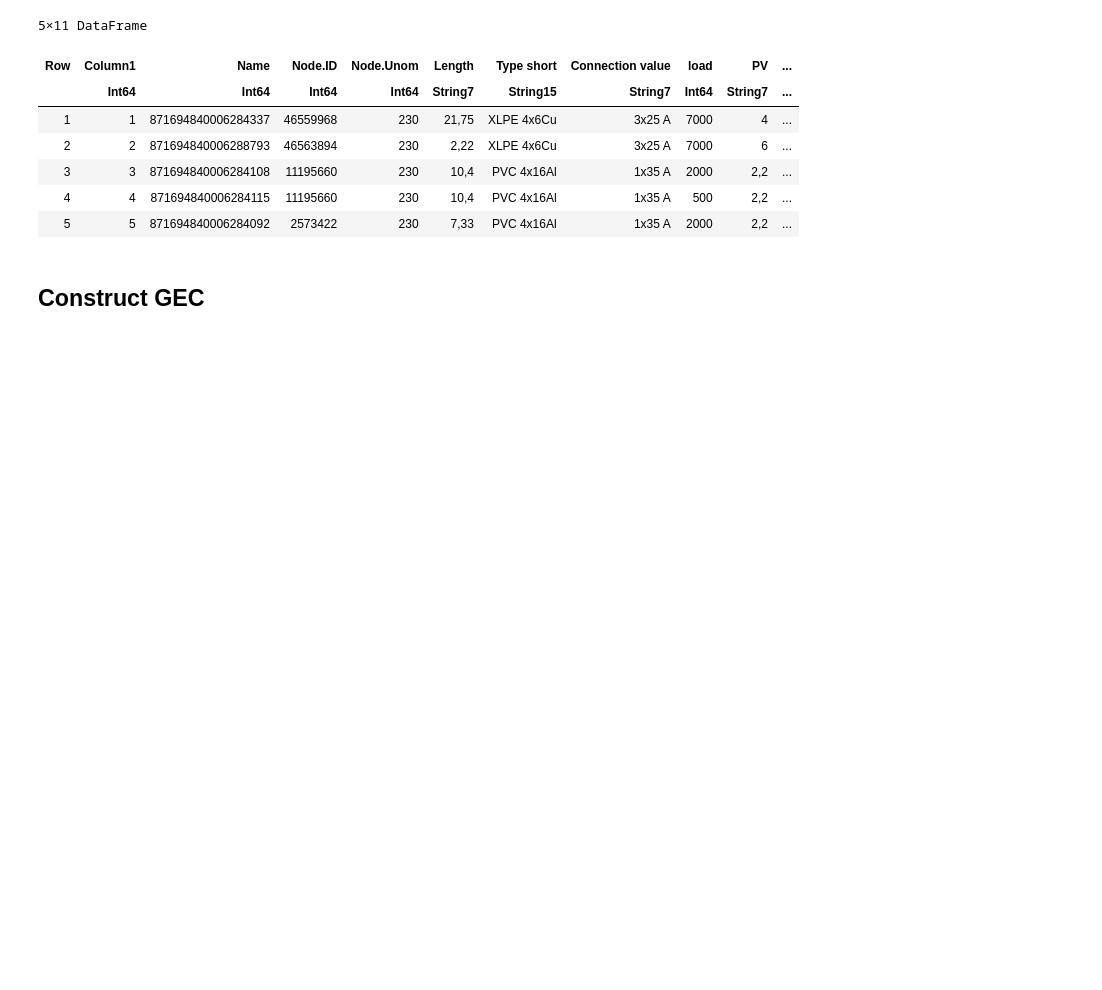
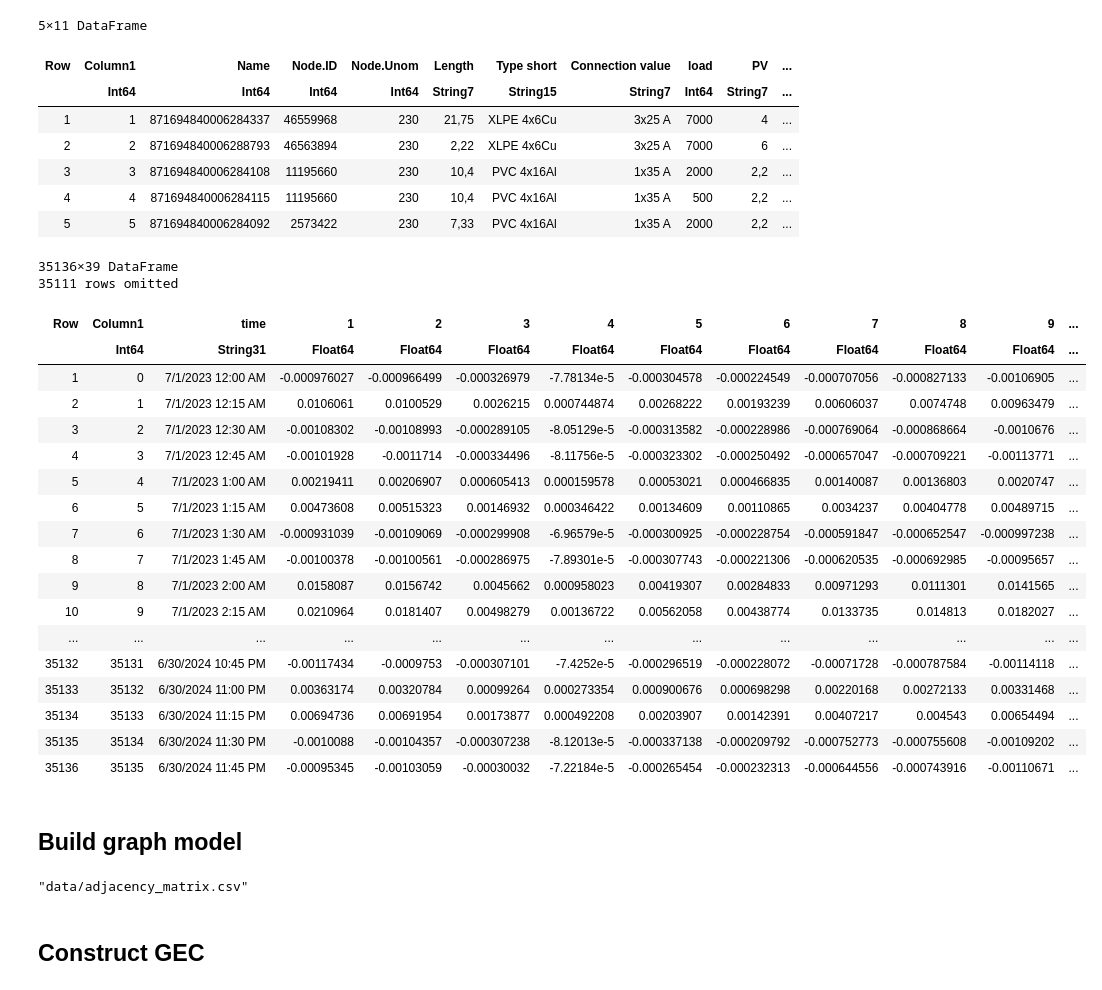
Before and after one commit to XinLiTue/Congestion-Management-based-on-Thermal-Comfort, a Jupyter notebook: OPF-jl.ipynb, the cells around one changed output. Drawn from its saved outputs; the diff is of its cells as text; code cells hidden in the pictures; blank space fills up the shorter version.

```diff
--- a/OPF-jl.ipynb
+++ b/OPF-jl.ipynb
@@ -52,6 +61,62 @@ first(connections, 5)
 | 3 | 3 | 871694840006284108 | 11195660 | 230 | 10,4 | PVC 4x16Al | 1x35 A | 2000 | 2,2 | ... |
 | 4 | 4 | 871694840006284115 | 11195660 | 230 | 10,4 | PVC 4x16Al | 1x35 A | 500 | 2,2 | ... |
 | 5 | 5 | 871694840006284092 | 2573422 | 230 | 7,33 | PVC 4x16Al | 1x35 A | 2000 | 2,2 | ... |
+# %%
+loads_real = CSV.read("data/UserPower.csv", DataFrame)
+loads_reactive = CSV.read("data/UserReactivePower.csv", DataFrame)
+# convert 7/1/2023 12:00 AM to datetime
+loads_real.time = Date.(loads_real.time, "m/d/yyyy H:M AM")
+# %% [output]
+35136×39 DataFrame
+35111 rows omitted
+| Row | Column1 | time | 1 | 2 | 3 | 4 | 5 | 6 | 7 | 8 | 9 | ... |
+|  | Int64 | String31 | Float64 | Float64 | Float64 | Float64 | Float64 | Float64 | Float64 | Float64 | Float64 | ... |
+| 1 | 0 | 7/1/2023 12:00 AM | -0.000976027 | -0.000966499 | -0.000326979 | -7.78134e-5 | -0.000304578 | -0.000224549 | -0.000707056 | -0.000827133 | -0.00106905 | ... |
+| 2 | 1 | 7/1/2023 12:15 AM | 0.0106061 | 0.0100529 | 0.0026215 | 0.000744874 | 0.00268222 | 0.00193239 | 0.00606037 | 0.0074748 | 0.00963479 | ... |
+| 3 | 2 | 7/1/2023 12:30 AM | -0.00108302 | -0.00108993 | -0.000289105 | -8.05129e-5 | -0.000313582 | -0.000228986 | -0.000769064 | -0.000868664 | -0.0010676 | ... |
+| 4 | 3 | 7/1/2023 12:45 AM | -0.00101928 | -0.0011714 | -0.000334496 | -8.11756e-5 | -0.000323302 | -0.000250492 | -0.000657047 | -0.000709221 | -0.00113771 | ... |
+| 5 | 4 | 7/1/2023 1:00 AM | 0.00219411 | 0.00206907 | 0.000605413 | 0.000159578 | 0.00053021 | 0.000466835 | 0.00140087 | 0.00136803 | 0.0020747 | ... |
+| 6 | 5 | 7/1/2023 1:15 AM | 0.00473608 | 0.00515323 | 0.00146932 | 0.000346422 | 0.00134609 | 0.00110865 | 0.0034237 | 0.00404778 | 0.00489715 | ... |
+| 7 | 6 | 7/1/2023 1:30 AM | -0.000931039 | -0.00109069 | -0.000299908 | -6.96579e-5 | -0.000300925 | -0.000228754 | -0.000591847 | -0.000652547 | -0.000997238 | ... |
+| 8 | 7 | 7/1/2023 1:45 AM | -0.00100378 | -0.00100561 | -0.000286975 | -7.89301e-5 | -0.000307743 | -0.000221306 | -0.000620535 | -0.000692985 | -0.00095657 | ... |
+| 9 | 8 | 7/1/2023 2:00 AM | 0.0158087 | 0.0156742 | 0.0045662 | 0.000958023 | 0.00419307 | 0.00284833 | 0.00971293 | 0.0111301 | 0.0141565 | ... |
+| 10 | 9 | 7/1/2023 2:15 AM | 0.0210964 | 0.0181407 | 0.00498279 | 0.00136722 | 0.00562058 | 0.00438774 | 0.0133735 | 0.014813 | 0.0182027 | ... |
+| ... | ... | ... | ... | ... | ... | ... | ... | ... | ... | ... | ... | ... |
+| 35132 | 35131 | 6/30/2024 10:45 PM | -0.00117434 | -0.0009753 | -0.000307101 | -7.4252e-5 | -0.000296519 | -0.000228072 | -0.00071728 | -0.000787584 | -0.00114118 | ... |
+| 35133 | 35132 | 6/30/2024 11:00 PM | 0.00363174 | 0.00320784 | 0.00099264 | 0.000273354 | 0.000900676 | 0.000698298 | 0.00220168 | 0.00272133 | 0.00331468 | ... |
+| 35134 | 35133 | 6/30/2024 11:15 PM | 0.00694736 | 0.00691954 | 0.00173877 | 0.000492208 | 0.00203907 | 0.00142391 | 0.00407217 | 0.004543 | 0.00654494 | ... |
+| 35135 | 35134 | 6/30/2024 11:30 PM | -0.0010088 | -0.00104357 | -0.000307238 | -8.12013e-5 | -0.000337138 | -0.000209792 | -0.000752773 | -0.000755608 | -0.00109202 | ... |
+| 35136 | 35135 | 6/30/2024 11:45 PM | -0.00095345 | -0.00103059 | -0.00030032 | -7.22184e-5 | -0.000265454 | -0.000232313 | -0.000644556 | -0.000743916 | -0.00110671 | ... |
+# %% [markdown]
+## Build graph model
+# %%
+# Step 1: Identify all unique nodes
+nodes = 0:maximum(vcat(network.EndNode, network.StartNode))
+node_indices = Dict(node => i for (i, node) in enumerate(nodes))  # Map nodes to indices
+
+# Step 2: Initialize an adjacency matrix
+n = length(nodes)
+adjacency_matrix = zeros(Int, n, n)
+
+# Step 3: Populate the matrix with connections
+for (start_node, end_node) in zip(network.StartNode, network.EndNode)
+    j = node_indices[start_node]
+    i = node_indices[end_node]
+    adjacency_matrix[i, j] = 1
+end
+
+# this gives:
+# --- StartNode ---
+#   0, 1, 2, 3, ...
+# 0 1, 0, 0, 0, ...
+# 1 0, 0, 1, 0, ...
+# 2 0, 0, 0, 1, ...
+df_adj = DataFrame(adjacency_matrix, string.(nodes))
+
+# save as CSV
+CSV.write("data/adjacency_matrix.csv", df_adj, delim=",")
+# %% [output]
+"data/adjacency_matrix.csv"
 # %% [markdown]
 ## Construct GEC
 # %%
```
Also changed, not shown: parts of 4 cells of this notebook, 4 other files.
